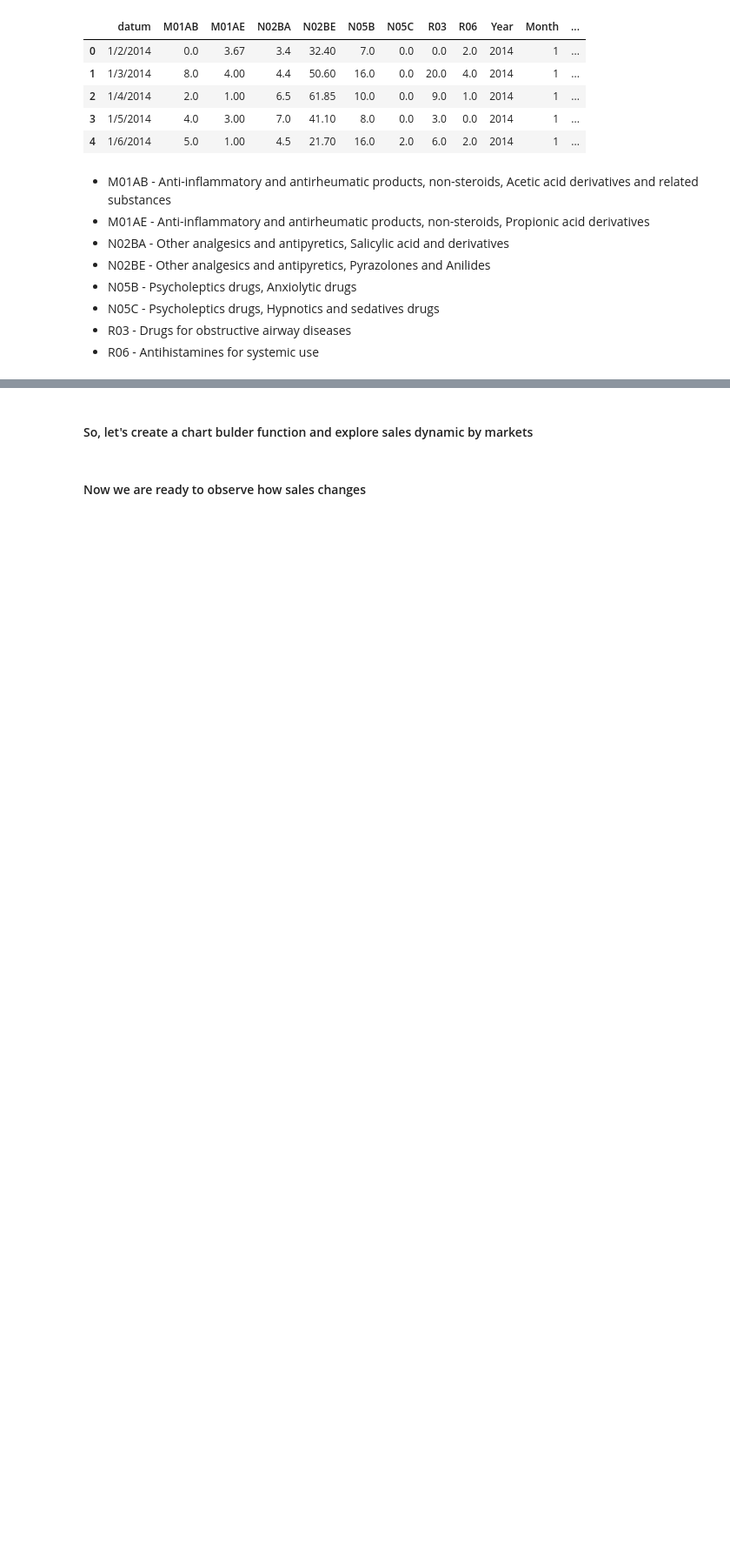
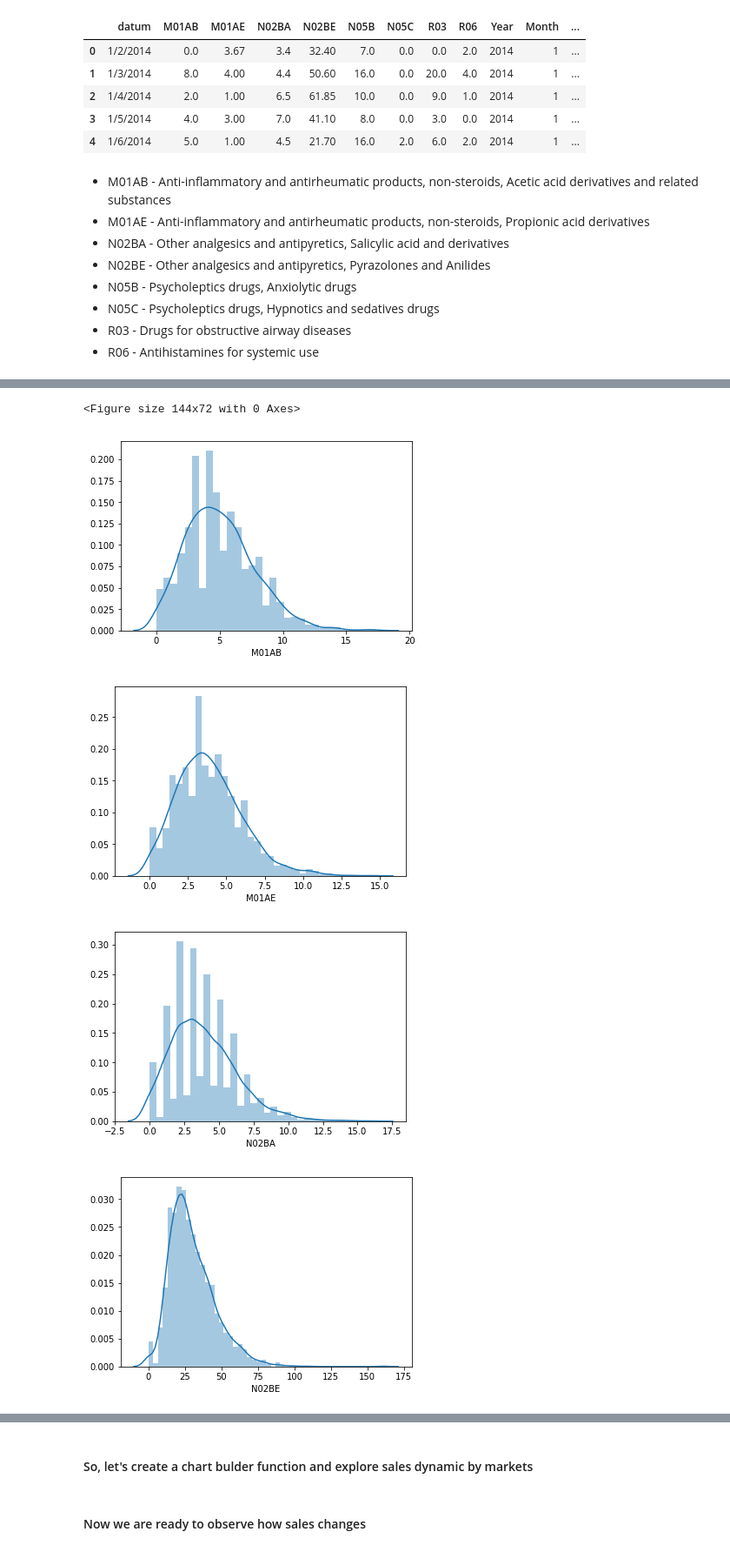
Before and after one commit to VinGeorge/Time-series-projects, a Jupyter notebook: sales prediction.ipynb, the cells around one changed output, grey strips where cells are left out. Shown at 87% size. Drawn from its saved outputs; the diff is of its cells as text; code cells hidden in the pictures; blank space fills up the shorter version.

```diff
--- a/sales prediction.ipynb
+++ b/sales prediction.ipynb
@@ -47,0 +93,11 @@ df.head()
+# %%
+plt.figure(figsize=(2,1))
+for category in cols:
+    plt.subplots()
+    sns.distplot(df[category], kde=True);
+# %% [output]
+<Figure size 144x72 with 0 Axes>
+[figure, added]
+[figure, added]
+[figure, added]
+[figure, added]
```
Also changed, not shown: parts of 17 cells of this notebook.
